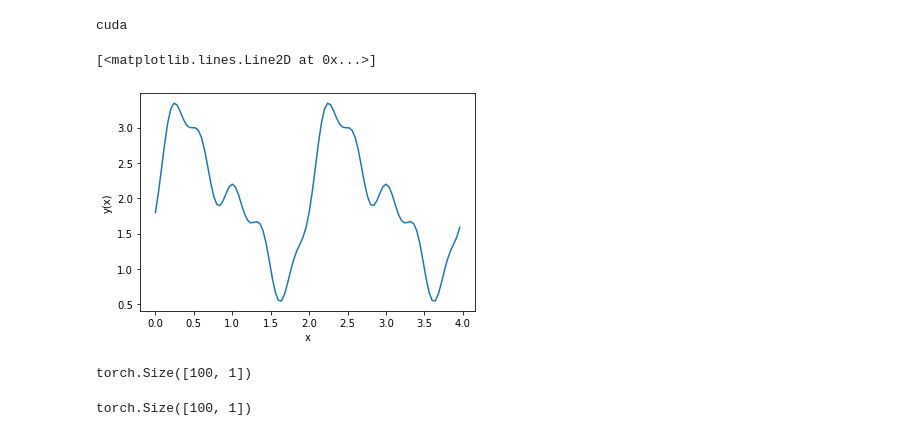
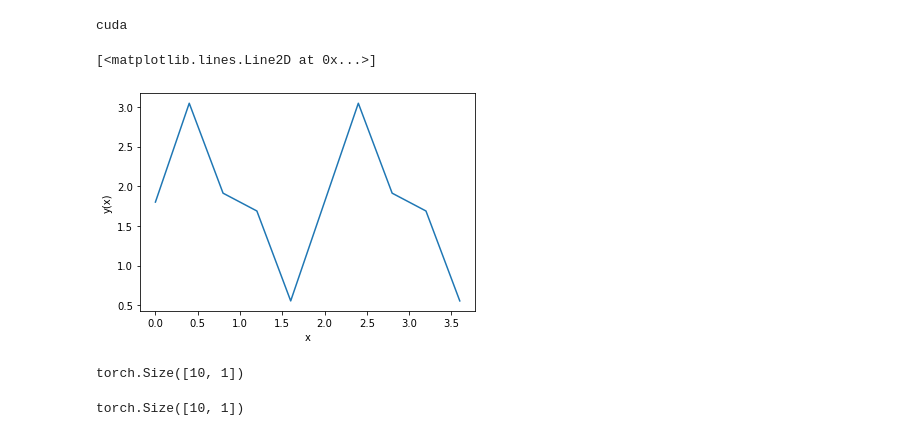
Before and after one commit to franciscodominguezmateos/IntroduccionDeepLearning, a Jupyter notebook: pyTorch_fourier_features_net_22011601.ipynb, the cells around one changed output. Cells and saved outputs as stored; diff of their text form; code cells hidden in the pictures.

```diff
--- a/pyTorch_fourier_features_net_22011601.ipynb
+++ b/pyTorch_fourier_features_net_22011601.ipynb
@@ -43,27 +43,27 @@ def plot(xs, ys, xlim=(-3, 3), ylim=(-3, 3)):
 # %%
 def func(t):
     return 2 + np.sin(t * np.pi) + 0.5*np.sin(2*t*np.pi) - 0.2*np.cos(5*t*np.pi)
 
 num_samples = 10
-sample_rate = 10
+sample_rate = 1
 x_np = np.linspace(0, 4, num_samples * sample_rate, endpoint=False)
 y_np = func(x_np)
 x=torch.tensor(x_np).float().contiguous().view(-1,1).to(device)
 y=torch.tensor(y_np).float().contiguous().view(-1,1).to(device)
 plt.xlabel("x")
 plt.ylabel("y(x)")
 plt.plot(x_np, y_np)
 # %% [output]
 [<matplotlib.lines.Line2D at 0x...>]
-[figure, old version]
+[figure, new version]
 # %%
 x.shape
 # %% [output]
-torch.Size([100, 1])
+torch.Size([10, 1])
 # %%
 y.shape
 # %% [output]
-torch.Size([100, 1])
+torch.Size([10, 1])
 # %%
 model=nn.Sequential(
     nn.Linear(1,32),
```
Also changed, not shown: parts of 8 cells of this notebook, 6 other files.
